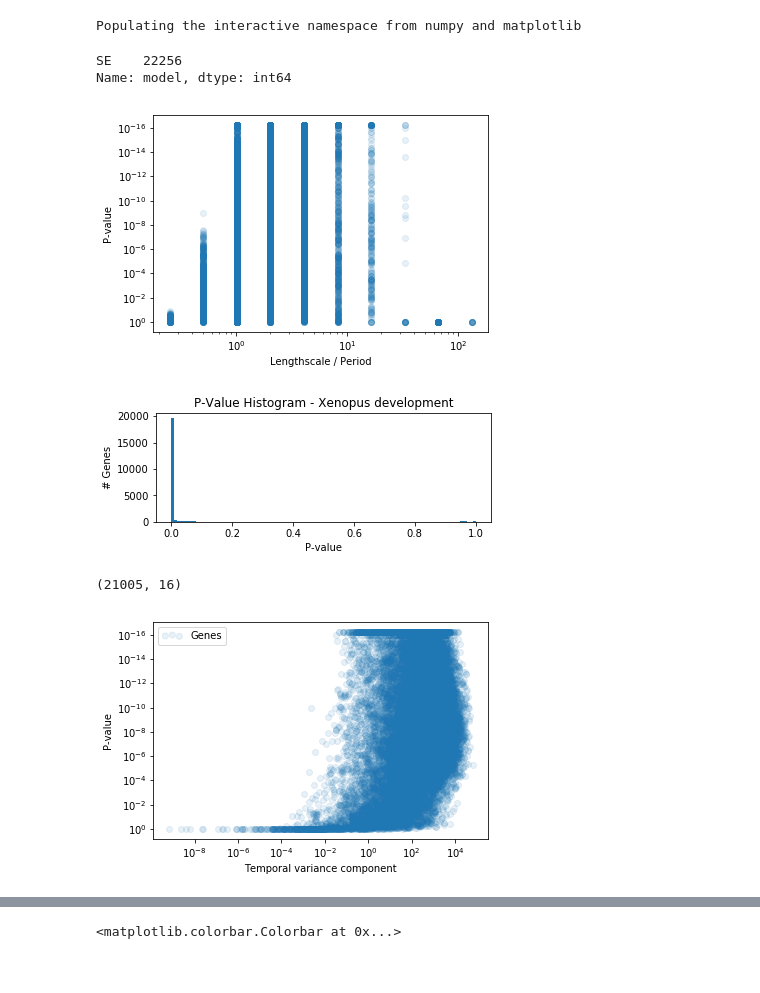
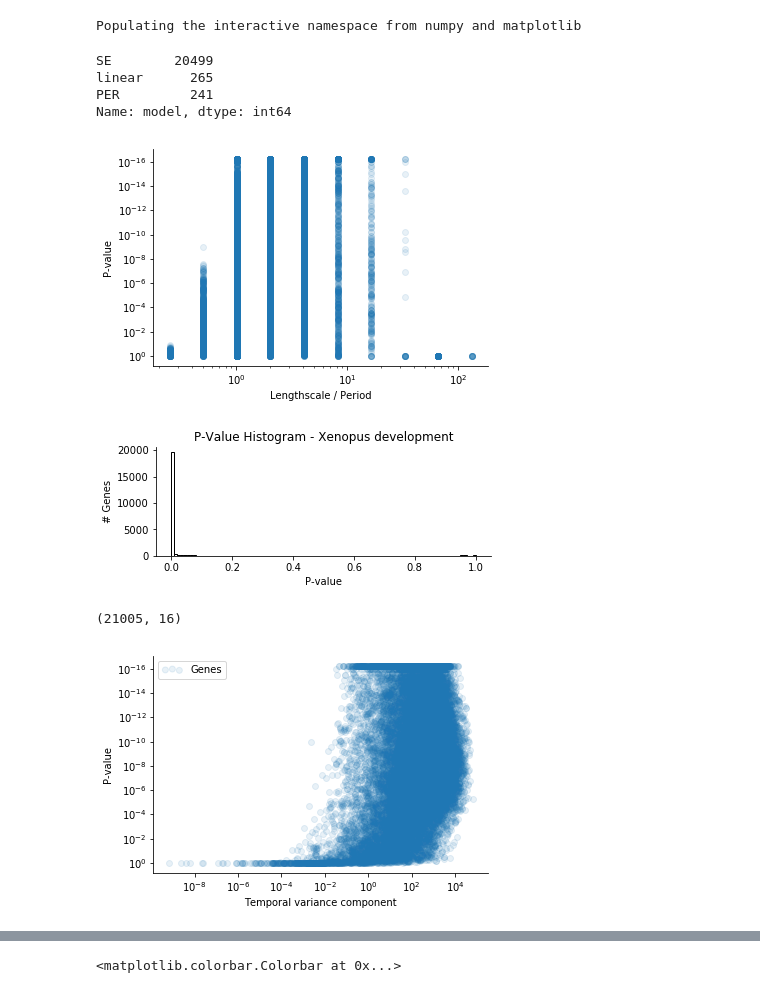
Before and after one commit to Teichlab/SpatialDE, a Jupyter notebook: Analysis/Frog/Frog Development Analysis.ipynb, the cells around one changed output, grey strips where cells are left out. Cells and saved outputs as stored; diff of their text form; code cells hidden in the pictures.

```diff
--- a/Analysis/Frog/Frog Development Analysis.ipynb
+++ b/Analysis/Frog/Frog Development Analysis.ipynb
@@ -5,3 +4,6 @@ import SpatialDE as sde
 # %% [output]
 Populating the interactive namespace from numpy and matplotlib
+# %%
+rcParams['axes.spines.right'] = False
+rcParams['axes.spines.top'] = False
 # %%
@@ -24,7 +28,9 @@ results['qval'] = results['qval'].clip_lower(results.query('qval > 0')['qval'].m
 # %%
-results.model.value_counts()
+ms_results.model.value_counts()
 # %% [output]
-SE    22256
+SE        20499
+linear      265
+PER         241
 Name: model, dtype: int64
 # %%
 plt.loglog()
@@ -33,15 +39,15 @@ plt.gca().invert_yaxis();
 plt.xlabel('Lengthscale / Period')
 plt.ylabel('P-value');
 # %% [output]
-[figure, old version]
+[figure, new version]
 # %%
 figsize(6, 2)
-plt.hist(results.pval, bins=100);
+plt.hist(results.pval, bins=100, color='w', ec='k');
 plt.title('P-Value Histogram - Xenopus development')
 plt.ylabel('# Genes')
 plt.xlabel('P-value');
 # %% [output]
-[figure, old version]
+[figure, new version]
 # %%
 results.query('qval < 0.05').shape
 # %% [output]
@@ -57,7 +63,7 @@ plt.ylabel('P-value');
 
 plt.legend(scatterpoints=3);
 # %% [output]
-[figure, old version]
+[figure, new version]
 # %%
 figsize(6, 4)
 
```
Also changed, not shown: parts of 16 cells of this notebook, 1 other file.
